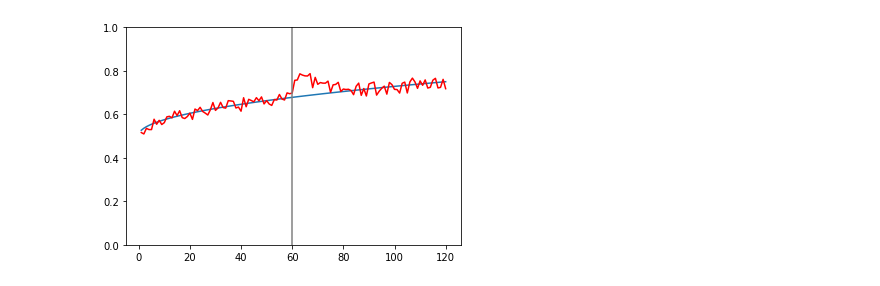
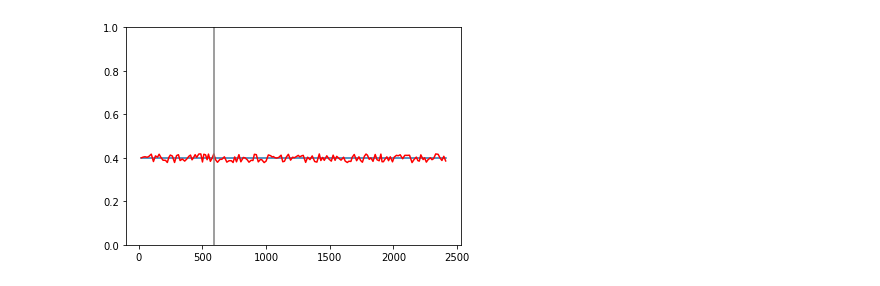
Before and after one commit to AndyOhneHandy/workspace16-m12, a Jupyter notebook: data_gen.ipynb, the cells around one changed output. Saved outputs shown, nothing was run; the diff lists cells and outputs as text; code cells hidden in the pictures.

```diff
--- a/data_gen.ipynb
+++ b/data_gen.ipynb
@@ -72,0 +212,4 @@ inc
+# %%
+tempdf = test_create_experiment(12)
+
+tempdf
@@ -73,10 +247,10 @@ inc
 # %%
-plt.plot(tempdf["observationID"], tempdf["trend"])
-plt.plot(tempdf["observationID"], tempdf["quality"], color = "red")
-plt.axvline(60, color = "gray")
+plt.plot(tempdf["timestamp"], tempdf["trend"])
+plt.plot(tempdf["timestamp"], tempdf["quality"], color = "red")
+plt.axvline(tempdf["treatment_time"][1], color = "gray")
 plt.ylim(0,1)
 
 
 plt.show()
 # %% [output]
-[figure, old version]
+[figure, new version]
```
Also changed, not shown: parts of 9 cells of this notebook.
